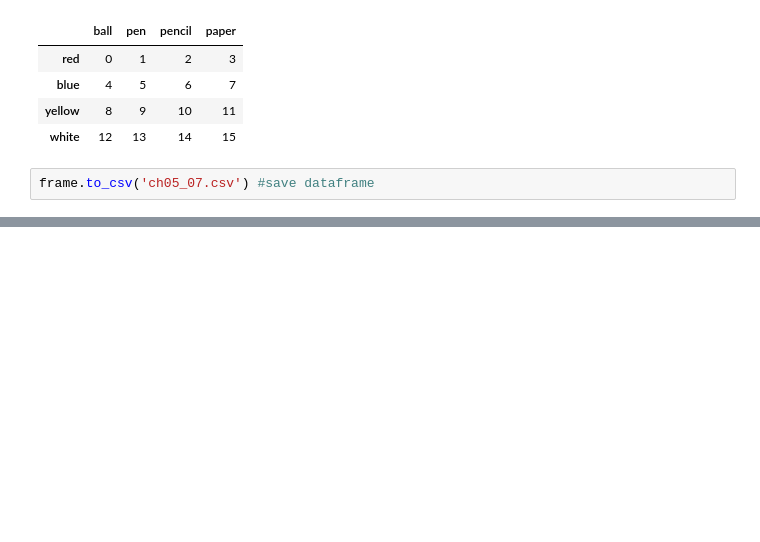
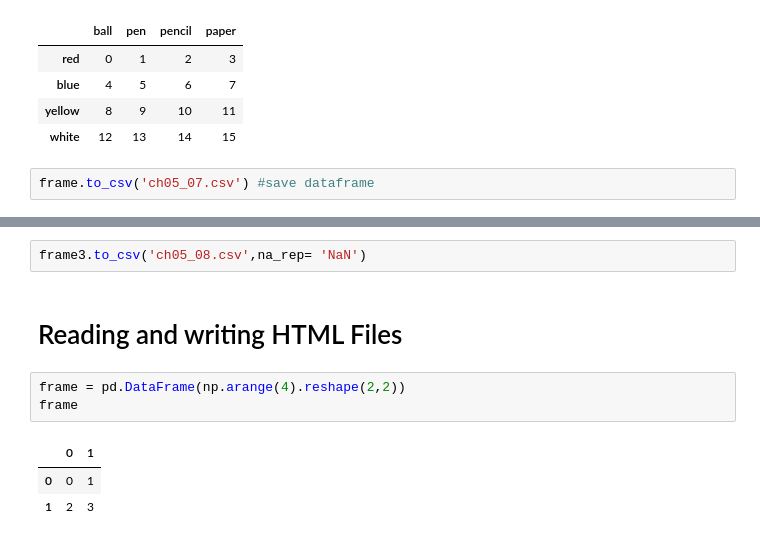
Before and after one commit to OliverRevilla/RW_Pandas, a Jupyter notebook: Pandas_R_W.ipynb, the cells around one changed output, grey strips where cells are left out. Cells and saved outputs as stored; diff of their text form; blank space fills up the shorter version.

```diff
--- a/Pandas_R_W.ipynb
+++ b/Pandas_R_W.ipynb
@@ -189,0 +206,11 @@ frame.to_csv('ch05_07.csv') #save dataframe
+# %%
+frame3.to_csv('ch05_08.csv',na_rep= 'NaN')
+# %% [markdown]
+# Reading and writing  HTML Files
+# %%
+frame = pd.DataFrame(np.arange(4).reshape(2,2))
+frame
+# %% [output]
+|  | 0 | 1 |
+| 0 | 0 | 1 |
+| 1 | 2 | 3 |
```
Also changed, not shown: parts of 10 cells of this notebook.
